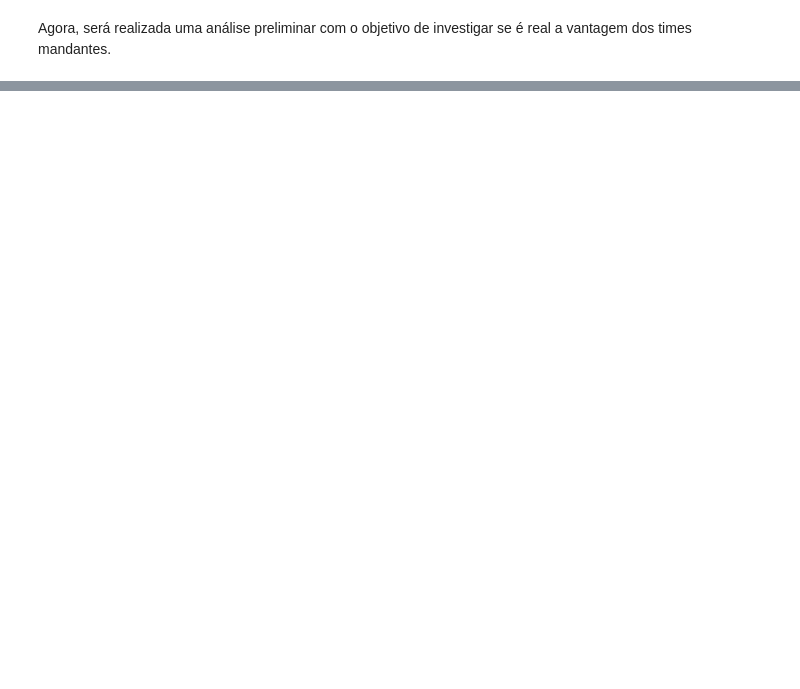
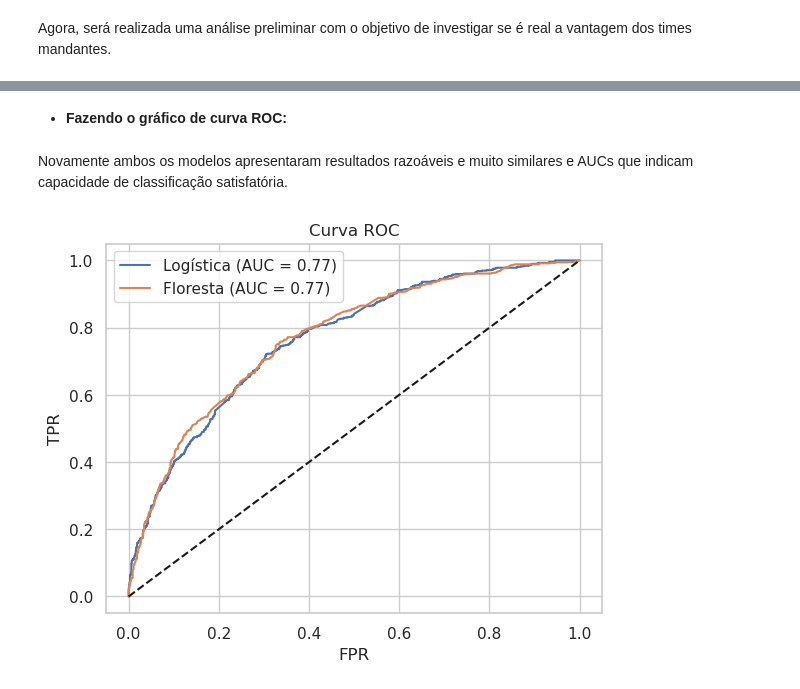
Before and after one commit to lucas-battisti/desafio-tecnico, a Jupyter notebook: notebook.ipynb, the cells around one changed output, grey strips where cells are left out. Cells and saved outputs as stored; diff of their text form; code cells hidden in the pictures; blank space fills up the shorter version.

```diff
--- a/notebook.ipynb
+++ b/notebook.ipynb
@@ -598,0 +624,3 @@ Observa-se que realmente os dados trazem indicios que há vantagem em ser mandan
+# %%
+# Substituindo dados faltantes
+df_dados['posse_de_bola'] = df_dados['posse_de_bola'].fillna(0.5)
@@ -598,0 +657,27 @@ Observa-se que realmente os dados trazem indicios que há vantagem em ser mandan
+# %% [markdown]
+* **Fazendo o gráfico de curva ROC:**
+# %% [markdown]
+Novamente ambos os modelos apresentaram resultados razoáveis e muito similares e AUCs que indicam capacidade de classificação satisfatória.
+# %%
+from sklearn.metrics import roc_curve, roc_auc_score
+
+y_proba_logistica = logistica.predict_proba(X_test)[:, 1]
+y_proba_floresta = floresta.predict_proba(X_test)[:, 1]
+
+fpr_log, tpr_log, _ = roc_curve(y_test, y_proba_logistica)
+fpr_rf, tpr_rf, _ = roc_curve(y_test, y_proba_floresta)
+
+auc_log = roc_auc_score(y_test, y_proba_logistica)
+auc_rf = roc_auc_score(y_test, y_proba_floresta)
+
+# Gráfico
+plt.plot(fpr_log, tpr_log, label=f'Logística (AUC = {auc_log:.2f})')
+plt.plot(fpr_rf, tpr_rf, label=f'Floresta (AUC = {auc_rf:.2f})')
+plt.plot([0, 1], [0, 1], 'k--')
+plt.xlabel('FPR')
+plt.ylabel('TPR')
+plt.title('Curva ROC')
+plt.legend()
+plt.show()
+# %% [output]
+[figure, added]
```
Also changed, not shown: parts of 26 cells of this notebook.
